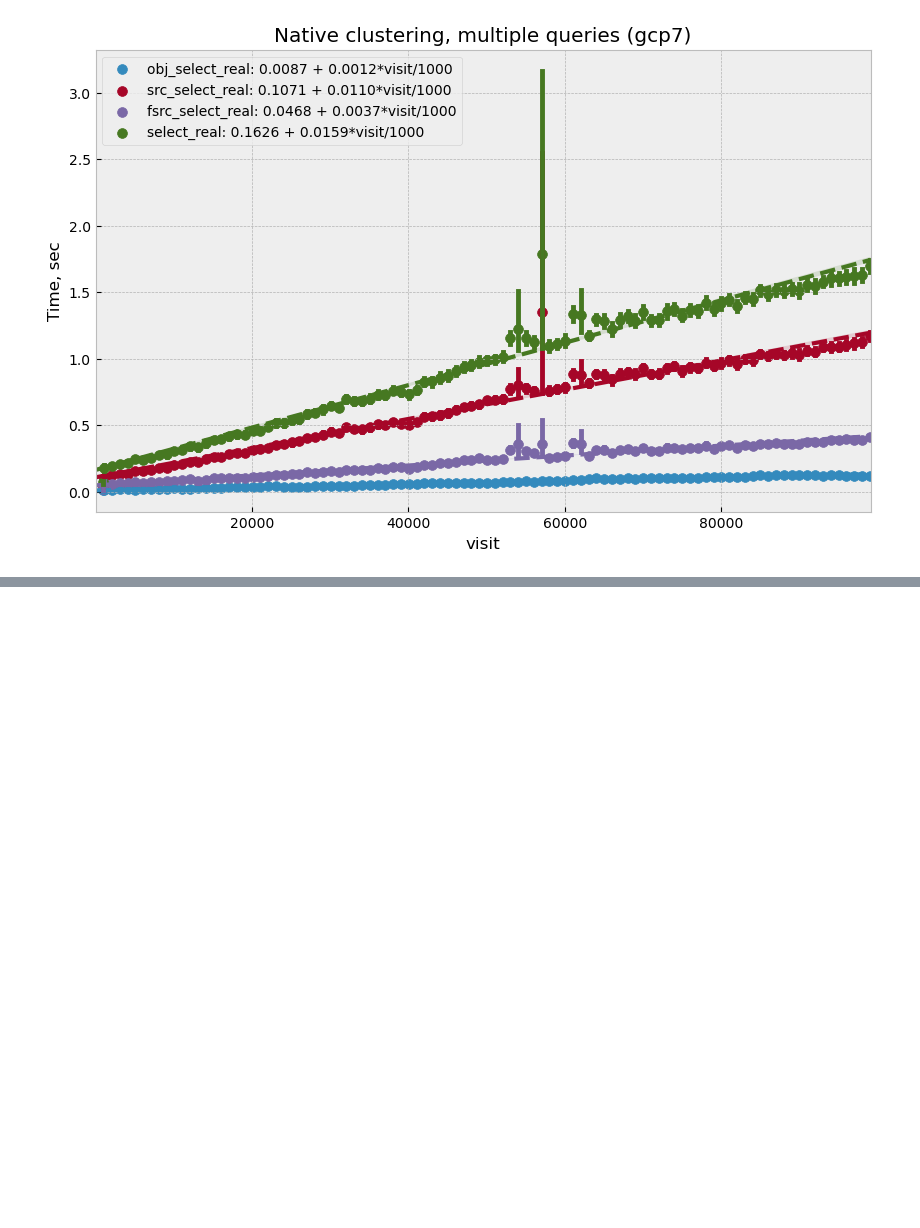
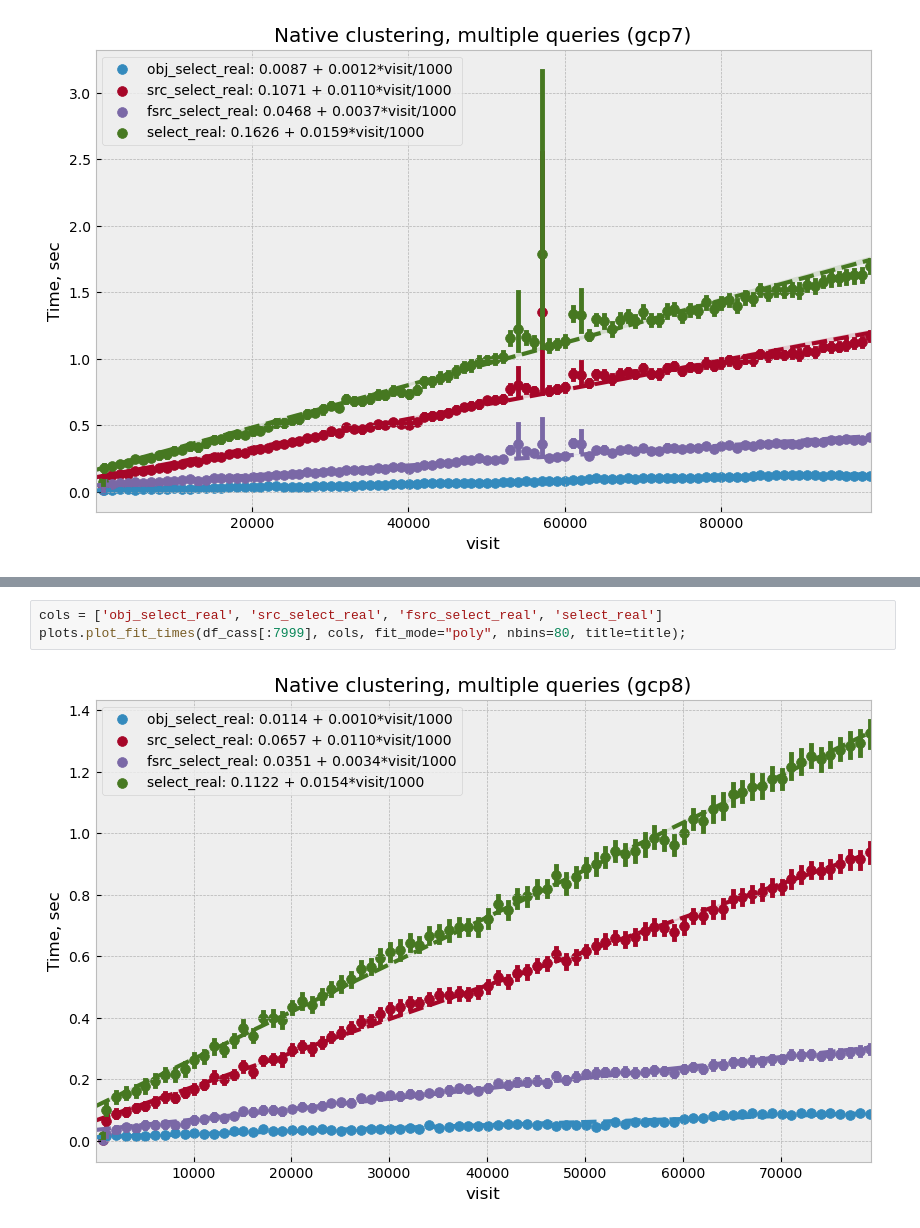
Before and after one commit to lsst-dm/l1dbproto-notebooks, a Jupyter notebook: DM-28522 GCP Cassandra native patitioning.ipynb, the cells around one changed output, grey strips where cells are left out. Cells and saved outputs as stored; diff of their text form; blank space fills up the shorter version.

```diff
--- a/DM-28522 GCP Cassandra native patitioning.ipynb
+++ b/DM-28522 GCP Cassandra native patitioning.ipynb
@@ -143,0 +176,5 @@ plots.plot_fit_times(df_cass[:9999], cols, fit_mode="poly", nbins=100, title=tit
+# %%
+cols = ['obj_select_real', 'src_select_real', 'fsrc_select_real', 'select_real']
+plots.plot_fit_times(df_cass[:7999], cols, fit_mode="poly", nbins=80, title=title);
+# %% [output]
+[figure, added]
```
Also changed, not shown: parts of 7 cells of this notebook.
